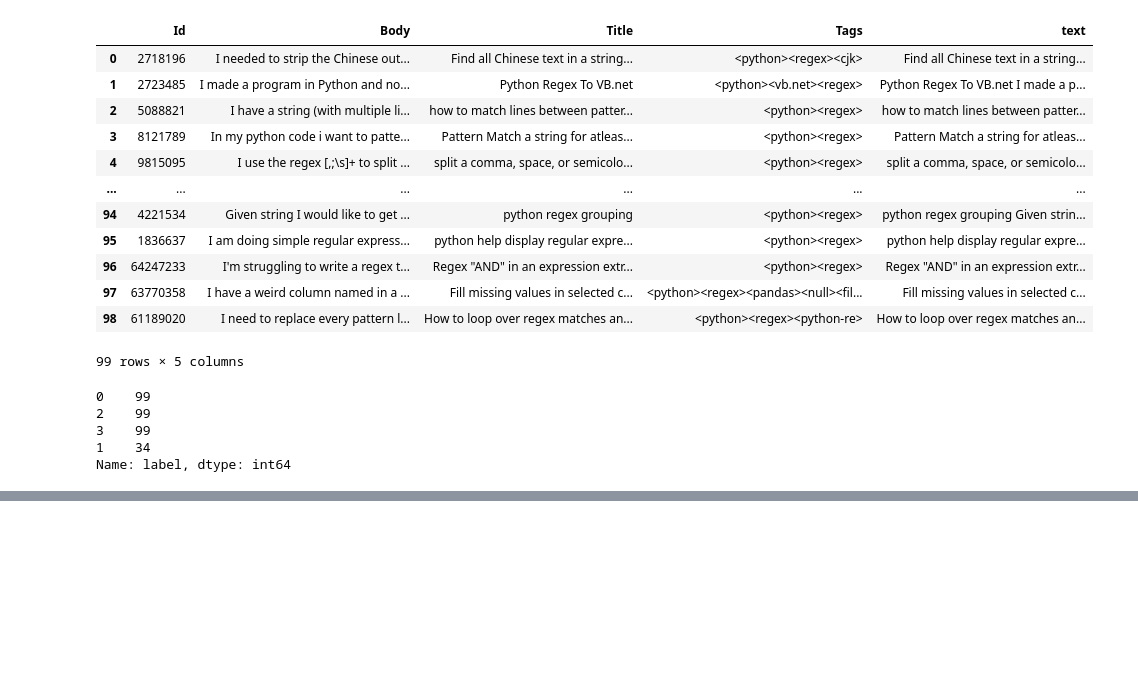
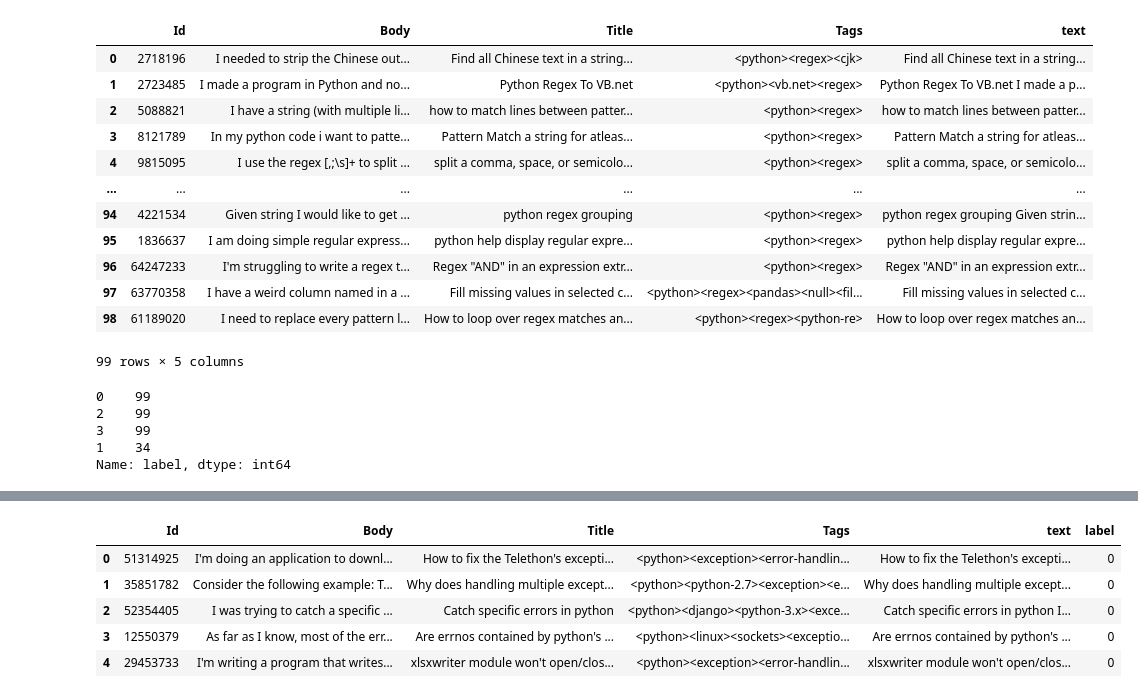
Before and after one commit to ece1786-2022/PyOverflow, a Jupyter notebook: data_combiner.ipynb, the cells around one changed output, grey strips where cells are left out. Saved outputs shown, nothing was run; the diff lists cells and outputs as text; code cells hidden in the pictures; blank space fills up the shorter version.

```diff
--- a/data_combiner.ipynb
+++ b/data_combiner.ipynb
@@ -163,0 +203,12 @@ df=pd.read_csv(path)
+# %%
+# load training stackoverflow data
+path ='Data/Training/stackoverflow.csv'
+data2 = pd.read_csv(path)
+data2.head()
+# %% [output]
+|  | Id | Body | Title | Tags | text | label |
+| 0 | 51314925 | I'm doing an application to downl... | How to fix the Telethon's excepti... | <python><exception><error-handlin... | How to fix the Telethon's excepti... | 0 |
+| 1 | 35851782 | Consider the following example: T... | Why does handling multiple except... | <python><python-2.7><exception><e... | Why does handling multiple except... | 0 |
+| 2 | 52354405 | I was trying to catch a specific ... | Catch specific errors in python | <python><django><python-3.x><exce... | Catch specific errors in python I... | 0 |
+| 3 | 12550379 | As far as I know, most of the err... | Are errnos contained by python's ... | <python><linux><sockets><exceptio... | Are errnos contained by python's ... | 0 |
+| 4 | 29453733 | I'm writing a program that writes... | xlsxwriter module won't open/clos... | <python><exception><error-handlin... | xlsxwriter module won't open/clos... | 0 |
```
Also changed, not shown: parts of 14 cells of this notebook, 2 other files.
